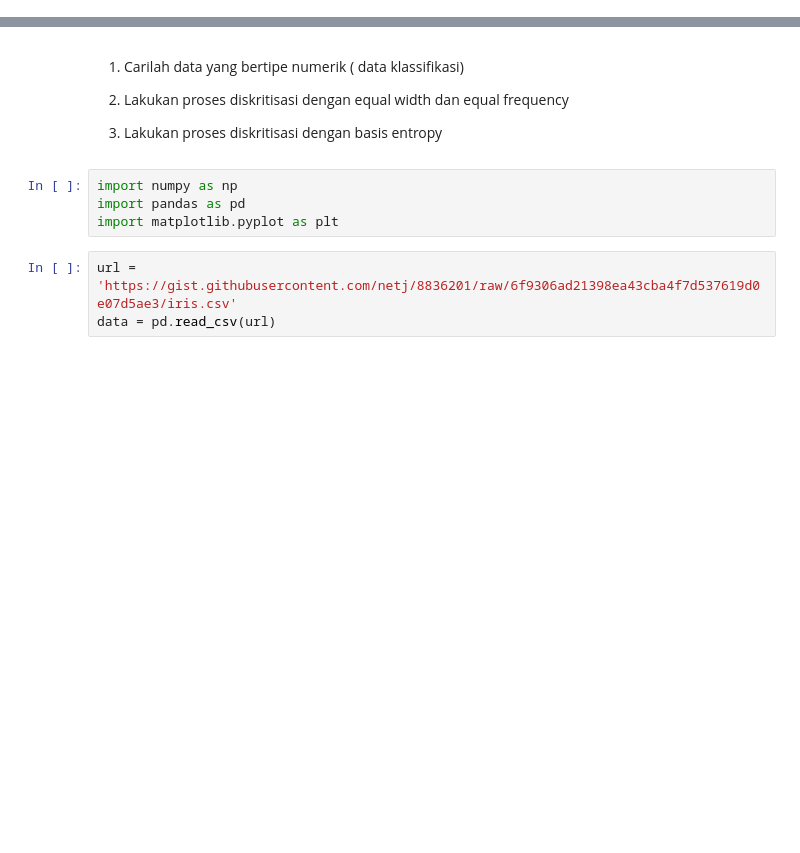
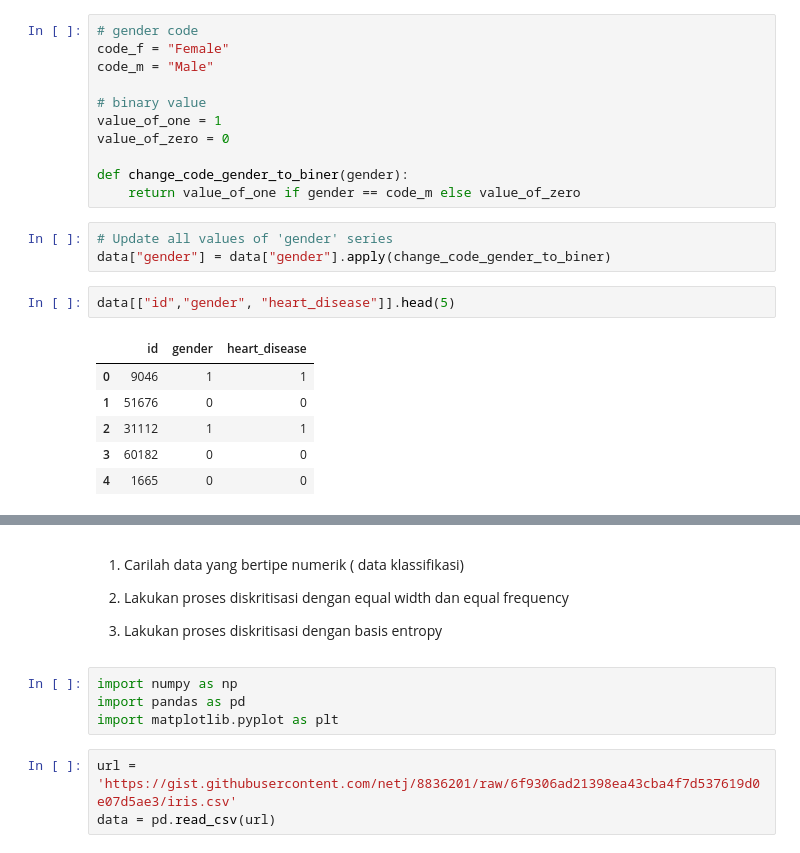
Before and after one commit to Nurul-Faizah/datamining, a Jupyter notebook: _sources/Tugas2.ipynb, the cells around one changed output, grey strips where cells are left out. Saved outputs shown, nothing was run; the diff lists cells and outputs as text; blank space fills up the shorter version.

```diff
--- a/_sources/Tugas2.ipynb
+++ b/_sources/Tugas2.ipynb
@@ -0,0 +62,23 @@
+# %%
+# gender code
+code_f = "Female"
+code_m = "Male"
+
+# binary value
+value_of_one = 1
+value_of_zero = 0
+
+def change_code_gender_to_biner(gender):
+    return value_of_one if gender == code_m else value_of_zero
+# %%
+# Update all values of 'gender' series
+data["gender"] = data["gender"].apply(change_code_gender_to_biner)
+# %%
+data[["id","gender", "heart_disease"]].head(5)
+# %% [output]
+|  | id | gender | heart_disease |
+| 0 | 9046 | 1 | 1 |
+| 1 | 51676 | 0 | 0 |
+| 2 | 31112 | 1 | 1 |
+| 3 | 60182 | 0 | 0 |
+| 4 | 1665 | 0 | 0 |
```
Also changed, not shown: parts of 44 cells of this notebook, 7 other files.
